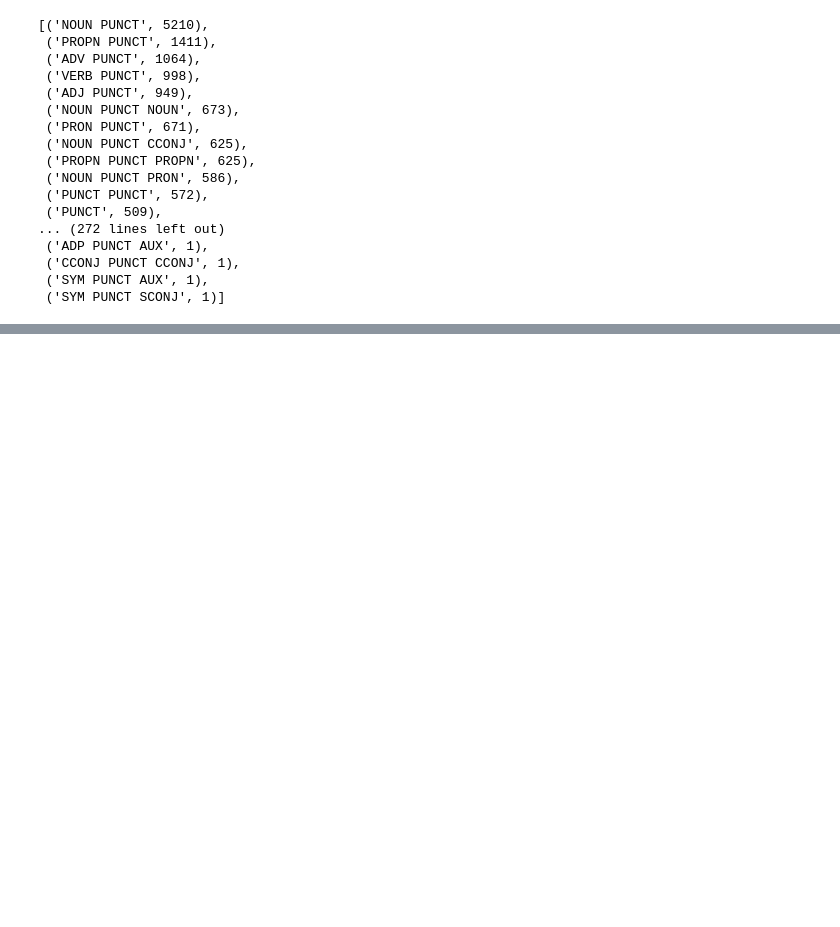
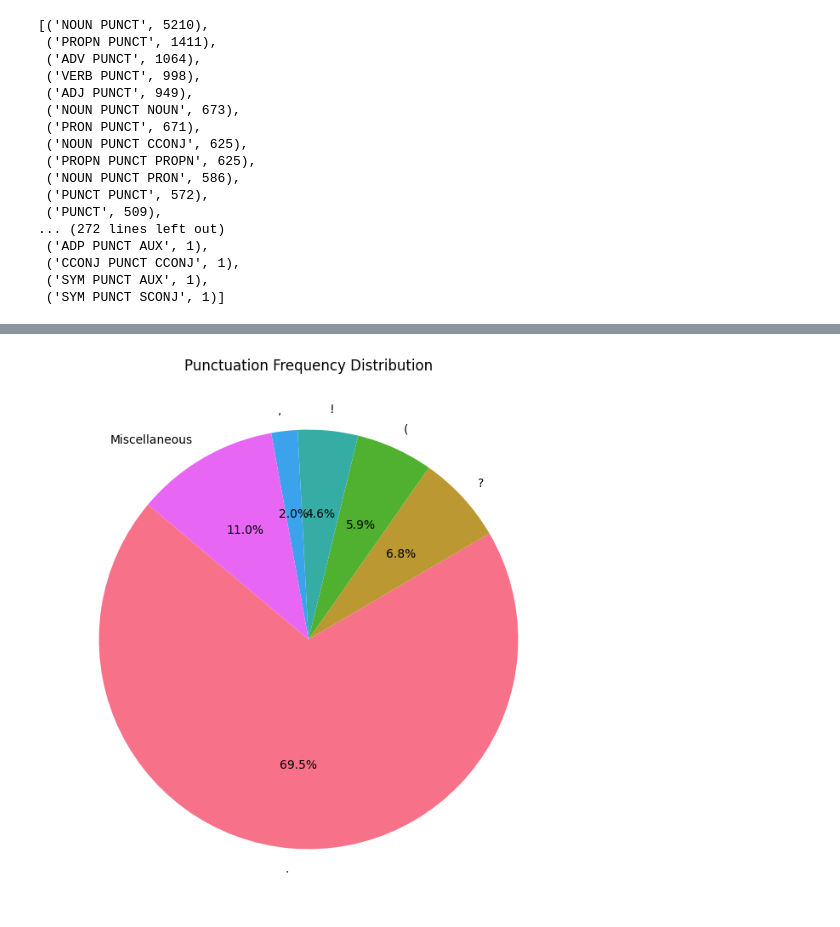
Before and after one commit to Vaibhavvv24/NLP, a Jupyter notebook: Assignment1/eda.ipynb, the cells around one changed output, grey strips where cells are left out. Drawn from its saved outputs; the diff is of its cells as text; code cells hidden in the pictures; blank space fills up the shorter version.

```diff
--- a/Assignment1/eda.ipynb
+++ b/Assignment1/eda.ipynb
@@ -290,0 +295,21 @@ Passing `palette` without assigning `hue` is deprecated and will be removed in v
+# %%
+all_punctuation = {**start_punctuation, **middle_punctuation, **end_punctuation}
+
+sorted_punctuation = sorted(all_punctuation.items(), key=lambda x: x[1], reverse=True)
+top_n = 5
+top_punctuation_labels, top_punctuation_values = zip(*sorted_punctuation[:top_n])
+miscellaneous_value = sum([freq for _, freq in sorted_punctuation[top_n:]])
+
+top_punctuation_labels = list(top_punctuation_labels) + ["Miscellaneous"]
+top_punctuation_values = list(top_punctuation_values) + [miscellaneous_value]
+
+colors = sns.color_palette("husl", len(top_punctuation_labels))
+
+plt.figure(figsize=(8, 8))
+plt.pie(top_punctuation_values, labels=top_punctuation_labels, autopct='%1.1f%%', startangle=140, colors=colors)
+
+plt.title("Punctuation Frequency Distribution")
+
+plt.show()
+# %% [output]
+[figure, added]
```
Also changed, not shown: parts of 2 cells of this notebook.
